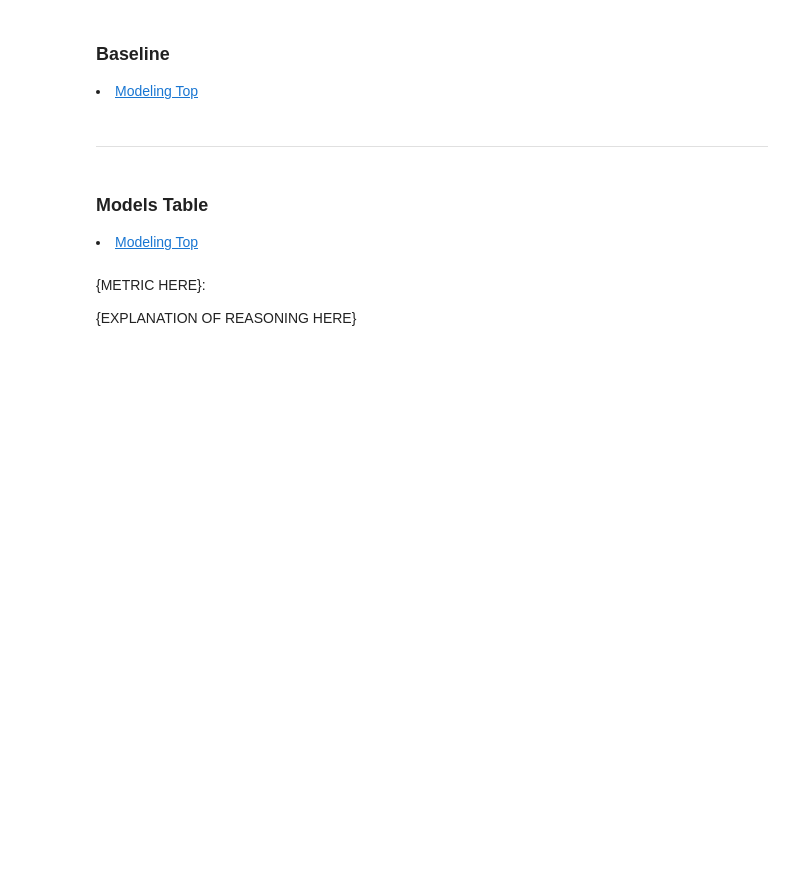
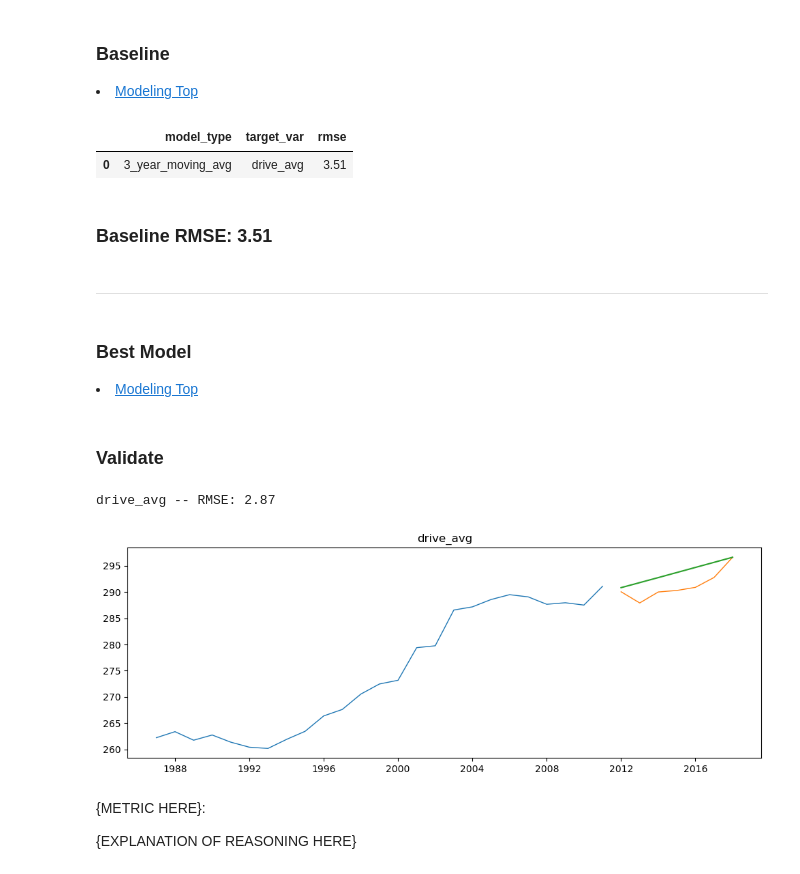
Before and after one commit to Birdie-Eye-View/Capstone-Project, a Jupyter notebook: notebooks/final_report.ipynb, the cells around one changed output. Saved outputs shown, nothing was run; the diff lists cells and outputs as text; code cells hidden in the pictures; blank space fills up the shorter version.

```diff
--- a/notebooks/final_report.ipynb
+++ b/notebooks/final_report.ipynb
@@ -180,22 +205,36 @@ f.get_par5_reg_analysis(df)
 <li><a href='#baseline'>Baseline</a></li>
 <li><a href='#modeltable'>Models Table</a></li>
 <li><a href='#bestmodel'>Best Model</a></li>
+# %%
+train, validate, test = f.model_prep()
 # %% [markdown]
 <a id='baseline'></a>
 <h3><b>Baseline</b></h3>
 <li><a href='#model'>Modeling Top</a></li>
 # %%
 # From the 'final.py' file...
-# Obtain the baseline score of {FEATURE} via {METHOD}
+# Call function to perform all baseline testing and return top results
+f.compute_moving_avg(train, validate)[0:1]
+# %% [output]
+|  | model_type | target_var | rmse |
+| 0 | 3_year_moving_avg | drive_avg | 3.51 |
+# %% [markdown]
+### Baseline RMSE:  3.51
 # %% [markdown]
 ---
 # %% [markdown]
-<a id='modeltable'></a>
-<h3><b>Models Table</b></h3>
+<a id='bestmodel'></a>
+<h3><b>Best Model</b></h3>
 <li><a href='#model'>Modeling Top</a></li>
+# %% [markdown]
+### Validate
 # %%
 # From the 'final.py' file...
-# Get the scores of the baseline and 4 unique models
+# Return RMSE and visualization of predictions on validate set
+f.train_val_best_model(train, validate)
+# %% [output]
+drive_avg -- RMSE: 2.87
+[figure, added]
 # %% [markdown]
 {METRIC HERE}:
 
```
Also changed, not shown: parts of 39 cells of this notebook, 1 other file.
